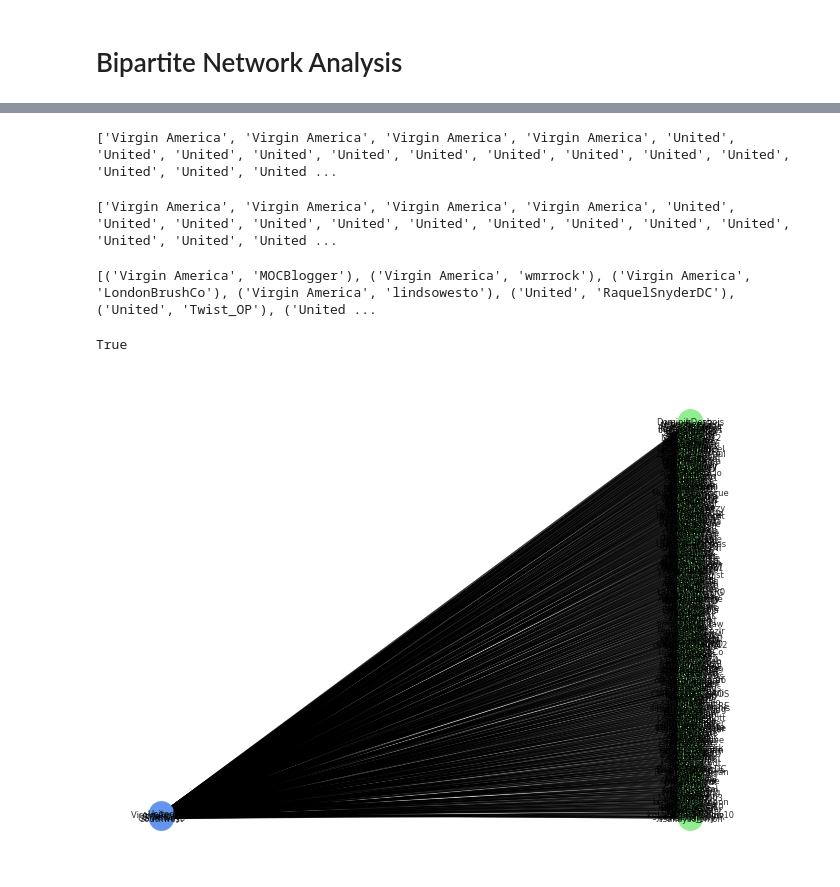
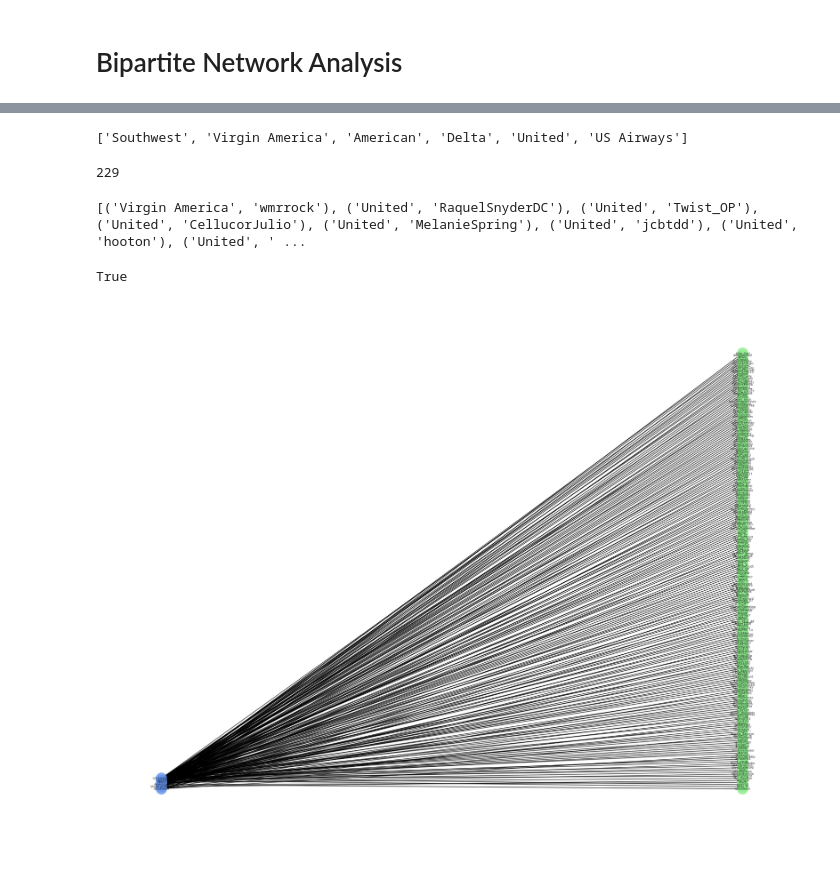
Before and after one commit to eddiexunyc/web_analytics_work, a Jupyter notebook: Final Project/Final__Project_Data_620_Project_3.ipynb, the cells around one changed output, grey strips where cells are left out. Saved outputs shown, nothing was run; the diff lists cells and outputs as text; code cells hidden in the pictures.

```diff
--- a/Final Project/Final__Project_Data_620_Project_3.ipynb
+++ b/Final Project/Final__Project_Data_620_Project_3.ipynb
@@ -422,8 +423,9 @@ weighted avg       0.95      0.68      0.78      2928
 # %%
 # extract tweets based on bad customer service
 tweet_clean = Tweet.dropna(subset = 'tweet_location')
+tweet_clean = tweet_clean.dropna(subset='user_timezone')
 late_flight = pd.DataFrame(tweet_clean[(tweet_clean['negativereason'] == 'Late Flight') & (tweet_clean['negativereason_confidence'] == 1)])
-late_flight = late_flight[late_flight['Tweet_length'] > 5]
+late_flight = late_flight[late_flight['Tweet_length'] > 10]
 
 print(len(late_flight))
 # %% [output]
@@ -449,18 +451,18 @@ late_flight
 airline_node = pd.DataFrame(late_flight['airline'])
 airline_node = airline_node.rename(columns={'airline': 'node'})
 airline_node['type'] = 'airline'
-airline_list = list(airline_node['node'])
+airline_list = list(set(airline_node['node']))
 print(airline_list)
 # %% [output]
-['Virgin America', 'Virgin America', 'Virgin America', 'Virgin America', 'United', 'United', 'United', 'United', 'United', 'United', 'United', 'United', 'United', 'United', 'United', 'United', 'United ...
+['Southwest', 'Virgin America', 'American', 'Delta', 'United', 'US Airways']
 # %%
 user_node = pd.DataFrame(late_flight['name'])
 user_node = user_node.rename(columns={'name': 'node'})
 user_node['type'] = 'name'
 user_list = list(user_node['node'])
-print(airline_list)
+print(len(user_list))
 # %% [output]
-['Virgin America', 'Virgin America', 'Virgin America', 'Virgin America', 'United', 'United', 'United', 'United', 'United', 'United', 'United', 'United', 'United', 'United', 'United', 'United', 'United ...
+229
 # %%
 # create edge list between the users and airline
 edge_full = late_flight[['airline','name']]
@@ -468,7 +470,7 @@ edge_full = late_flight[['airline','name']]
 edge_list = list(zip(edge_full['airline'], edge_full['name']))
 print(edge_list)
 # %% [output]
-[('Virgin America', 'MOCBlogger'), ('Virgin America', 'wmrrock'), ('Virgin America', 'LondonBrushCo'), ('Virgin America', 'lindsowesto'), ('United', 'RaquelSnyderDC'), ('United', 'Twist_OP'), ('United ...
+[('Virgin America', 'wmrrock'), ('United', 'RaquelSnyderDC'), ('United', 'Twist_OP'), ('United', 'CellucorJulio'), ('United', 'MelanieSpring'), ('United', 'jcbtdd'), ('United', 'hooton'), ('United', ' ...
 # %%
 # create the bipartite graph
 airline_bipart = nx.Graph()
@@ -492,23 +494,25 @@ True
 # %%
 # remove nodes that have NONE bipartite
 airline_bipart.remove_nodes_from(bipartite_none)
 
 # separate nodes
 top_nodes_subset = {n for n, d in airline_bipart.nodes(data=True) if d['bipartite'] == 0}
 bottom_nodes_subset = {n for n, d in airline_bipart.nodes(data=True) if d['bipartite'] == 1}
 airline_bipart.nodes(data=True)
 
 # set node colors
 color_dict = {0:'cornflowerblue', 1:'lightgreen'}
 color_list = [color_dict[i[1]] for i in airline_bipart.nodes.data('bipartite')]
 
 # draw a bipartite graph
 pos = dict()
 color = []
 
 pos.update((n, (1, i)) for i, n in enumerate(top_nodes_subset))
 pos.update((n, (2, i)) for i, n in enumerate(bottom_nodes_subset))
-nx.draw(airline_bipart, pos=pos, with_labels=True, node_color=color_list, font_size=6, alpha=0.8)
+
+plt.figure(figsize=(16, 12))
+nx.draw(airline_bipart, pos=pos, with_labels=True, node_color=color_list, font_size=5, alpha=0.8)
 plt.show()
 # %% [output]
-[figure, old version]
+[figure, new version]
```
Also changed, not shown: parts of 15 cells of this notebook.
